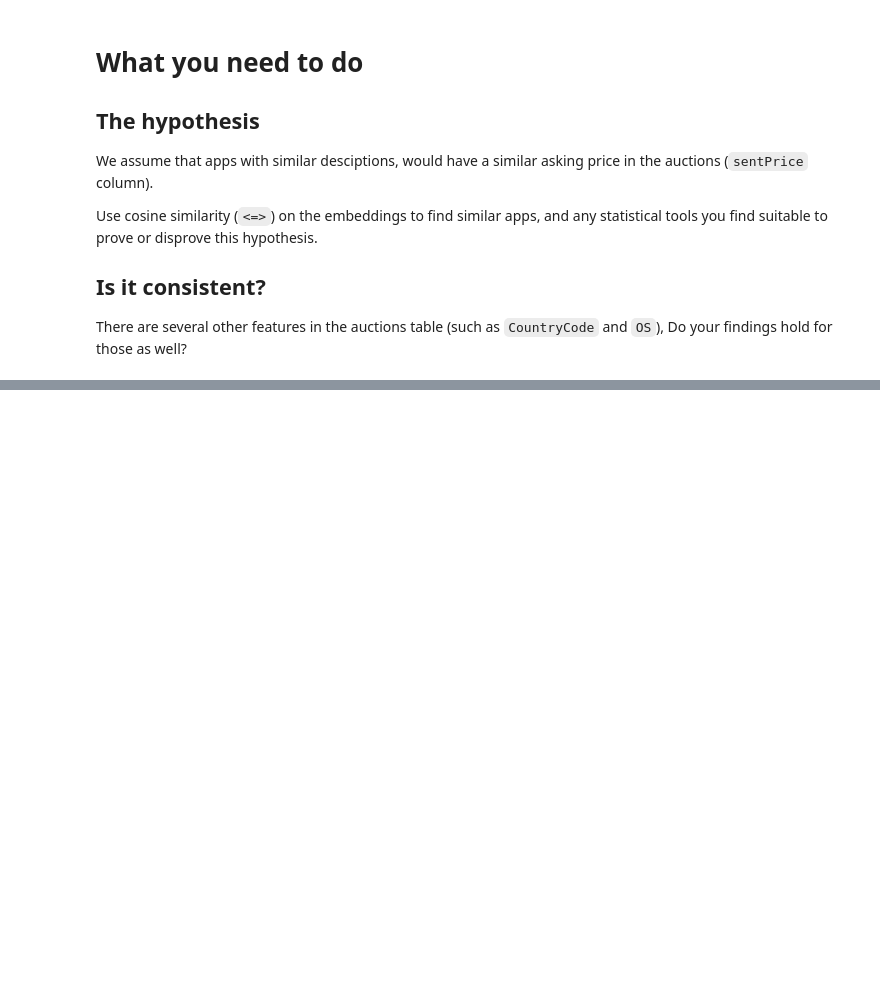
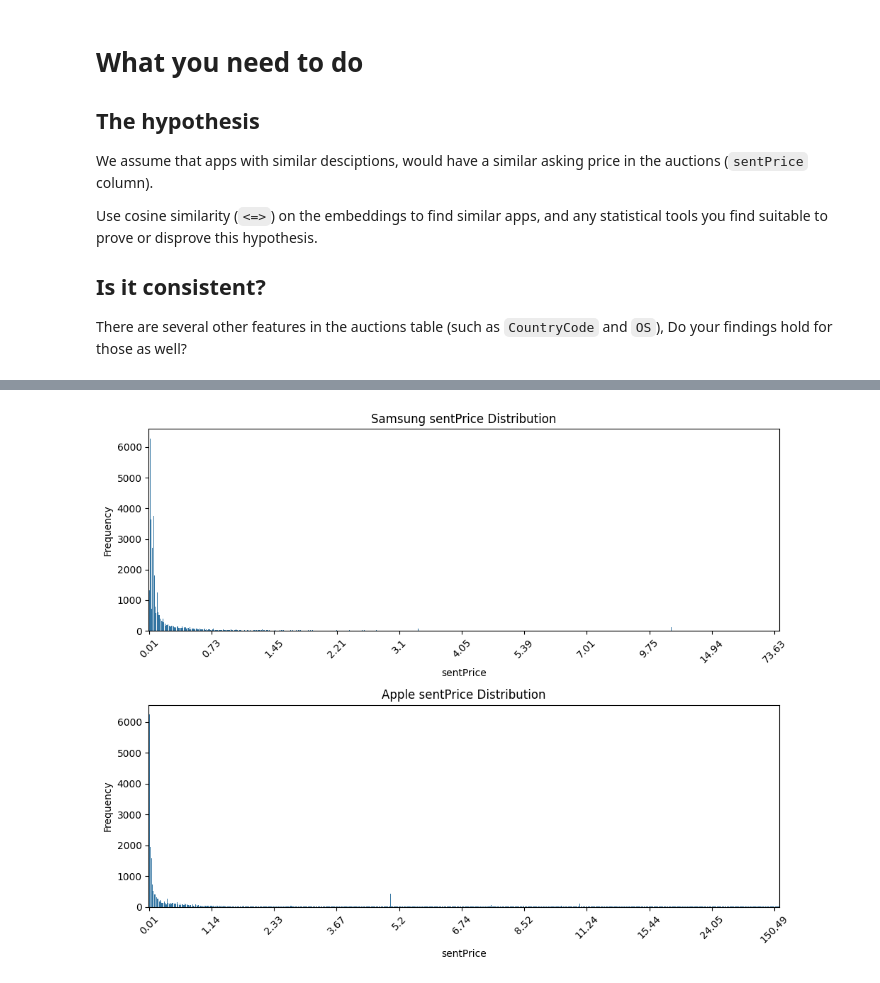
Before and after one commit to almogklein/pgdl, a Jupyter notebook: nb/sql1.ipynb, the cells around one changed output, grey strips where cells are left out. Saved outputs shown, nothing was run; the diff lists cells and outputs as text; code cells hidden in the pictures; blank space fills up the shorter version.

```diff
--- a/nb/sql1.ipynb
+++ b/nb/sql1.ipynb
@@ -306,0 +446,5 @@ plot_sorted_by_price_distribution(filtered_auction_df,
+# %%
+plot_sorted_by_price_distribution(auction_df, 'brandName', 'sentPrice', "Samsung", "Apple")
+# plot_sorted_by_price_distribution(auction_df, 'bundleId', 'sentPrice', "iOS", "Android", ios_step=10, and_step=10)
+# %% [output]
+[figure, added]
```
Also changed, not shown: parts of 30 cells of this notebook.
